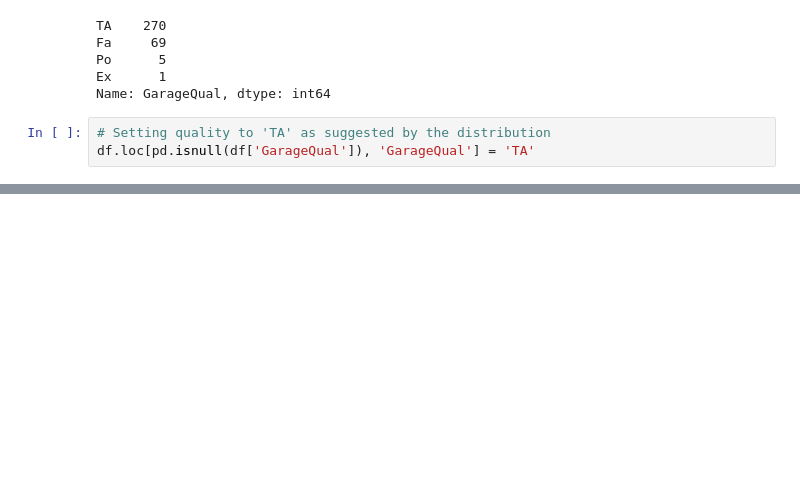
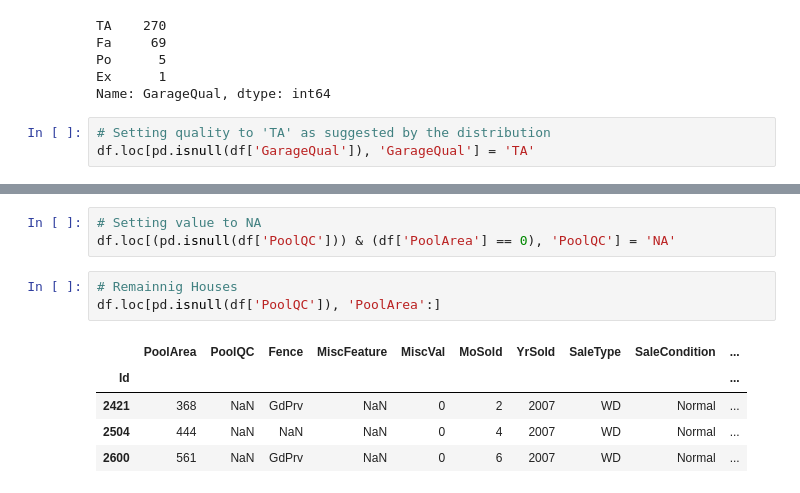
Before and after one commit to AnirudhAchal/Housing-Prices, a Jupyter notebook: Notebooks/Housing Prices .ipynb, the cells around one changed output, grey strips where cells are left out. Drawn from its saved outputs; the diff is of its cells as text; blank space fills up the shorter version.

```diff
--- a/Notebooks/Housing Prices .ipynb
+++ b/Notebooks/Housing Prices .ipynb
@@ -2251,0 +2324,12 @@ df.loc[pd.isnull(df['GarageQual']), 'GarageQual'] = 'TA'
+# %%
+# Setting value to NA
+df.loc[(pd.isnull(df['PoolQC'])) & (df['PoolArea'] == 0), 'PoolQC'] = 'NA'
+# %%
+# Remainnig Houses
+df.loc[pd.isnull(df['PoolQC']), 'PoolArea':]
+# %% [output]
+|  | PoolArea | PoolQC | Fence | MiscFeature | MiscVal | MoSold | YrSold | SaleType | SaleCondition | ... |
+| Id |  |  |  |  |  |  |  |  |  | ... |
+| 2421 | 368 | NaN | GdPrv | NaN | 0 | 2 | 2007 | WD | Normal | ... |
+| 2504 | 444 | NaN | NaN | NaN | 0 | 4 | 2007 | WD | Normal | ... |
+| 2600 | 561 | NaN | GdPrv | NaN | 0 | 6 | 2007 | WD | Normal | ... |
```
Also changed, not shown: parts of 13 cells of this notebook.
